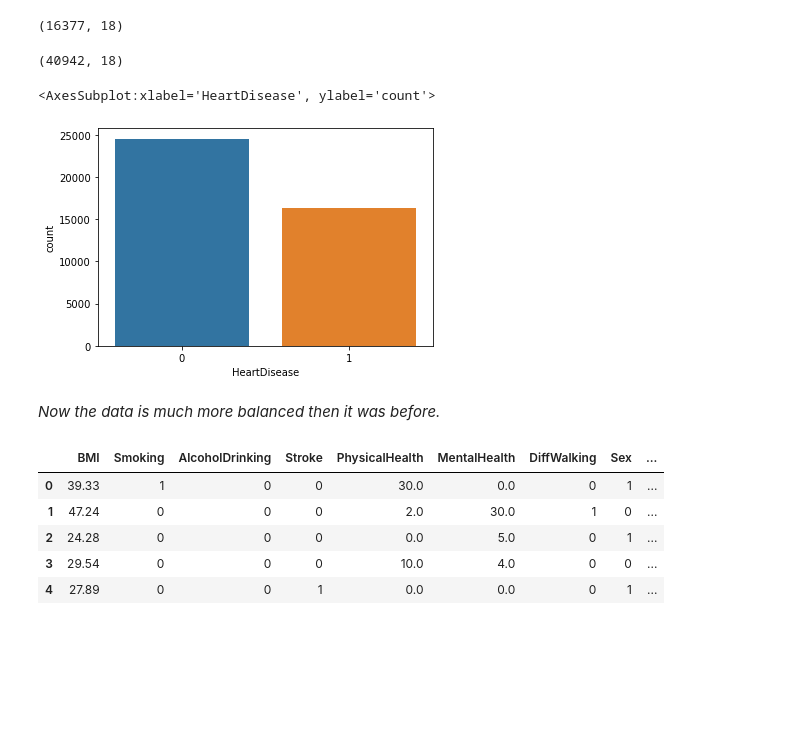
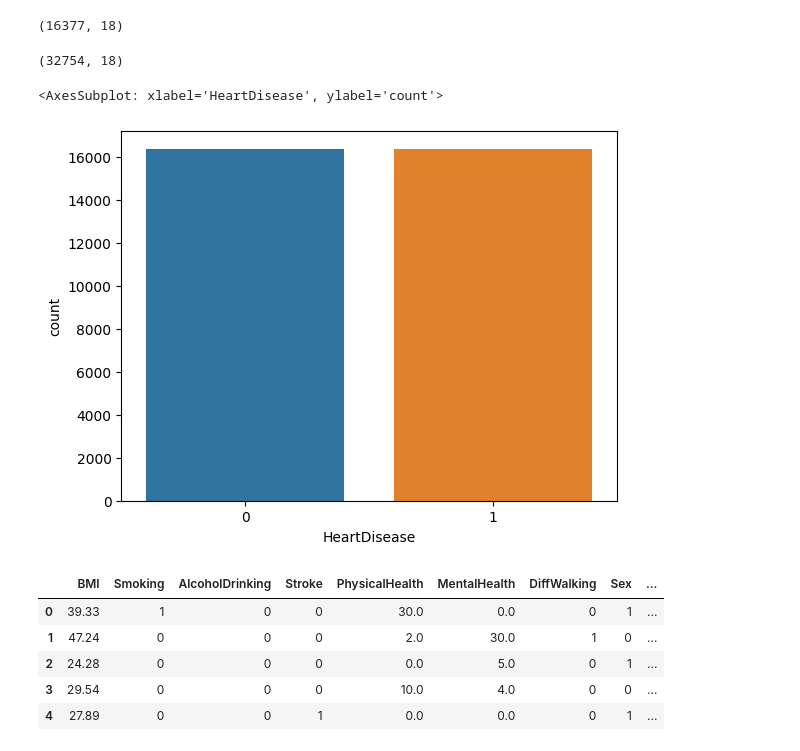
Before and after one commit to VedranSelak/heart-disease-prediction, a Jupyter notebook: heart_disease_final.ipynb, the cells around one changed output. Saved outputs shown, nothing was run; the diff lists cells and outputs as text; code cells hidden in the pictures; blank space fills up the shorter version.

Commit message:
feat: add balanced undersampling

```diff
--- a/heart_disease_final.ipynb
+++ b/heart_disease_final.ipynb
@@ -415,7 +416,7 @@ memory usage: 43.9 MB
 # %%
 def getReadyData(df):
     y = df["HeartDisease"].values
-    X = df.drop(["HeartDisease"], axis = 1)
+    X = df.drop(["HeartDisease"], axis = 1, errors = 'ignore')
     return y, X
 
 
@@ -493,16 +494,13 @@ data.shape
 (16377, 18)
 # %%
 # Appending the datapoints with the label of 0
-# However I am appending more data with 1 values to have a more realistic dataset
-data = data.append(X_train[X_train['HeartDisease'] == 0].copy().head(int(data.shape[0] * 1.5)), ignore_index=True)
+data = data.append(X_train[X_train['HeartDisease'] == 0].copy().head(int(data.shape[0] * 1)), ignore_index=True)
 print(data.shape)
 sns.countplot(x='HeartDisease', data=data)
 # %% [output]
-(40942, 18)
+(32754, 18)
-<AxesSubplot:xlabel='HeartDisease', ylabel='count'>
+<AxesSubplot: xlabel='HeartDisease', ylabel='count'>
-[figure, old version]
+[figure, new version]
-# %% [markdown]
-*Now the data is much more balanced then it was before.*
 # %%
 y, X = getReadyData(data)
 X.head()
```
Also changed, not shown: parts of 19 cells of this notebook.
